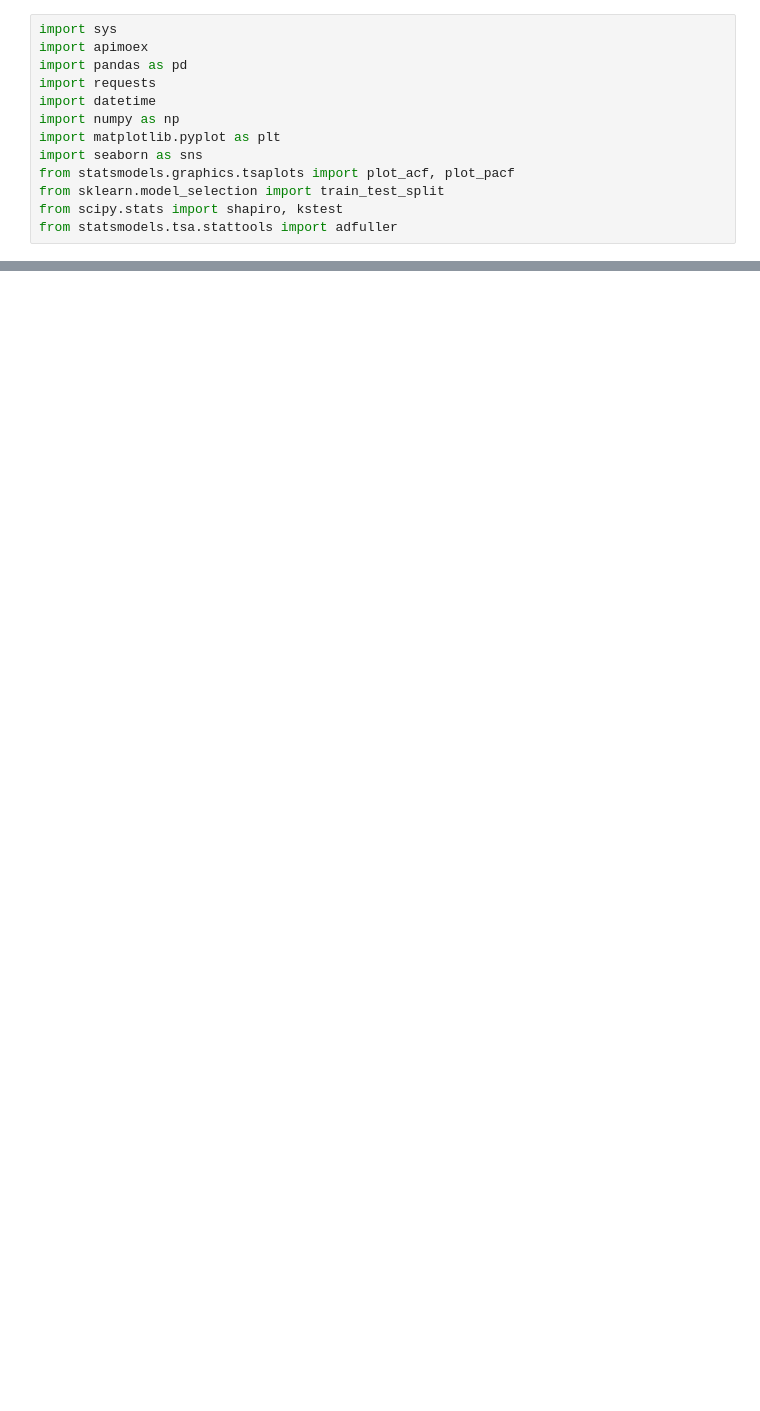
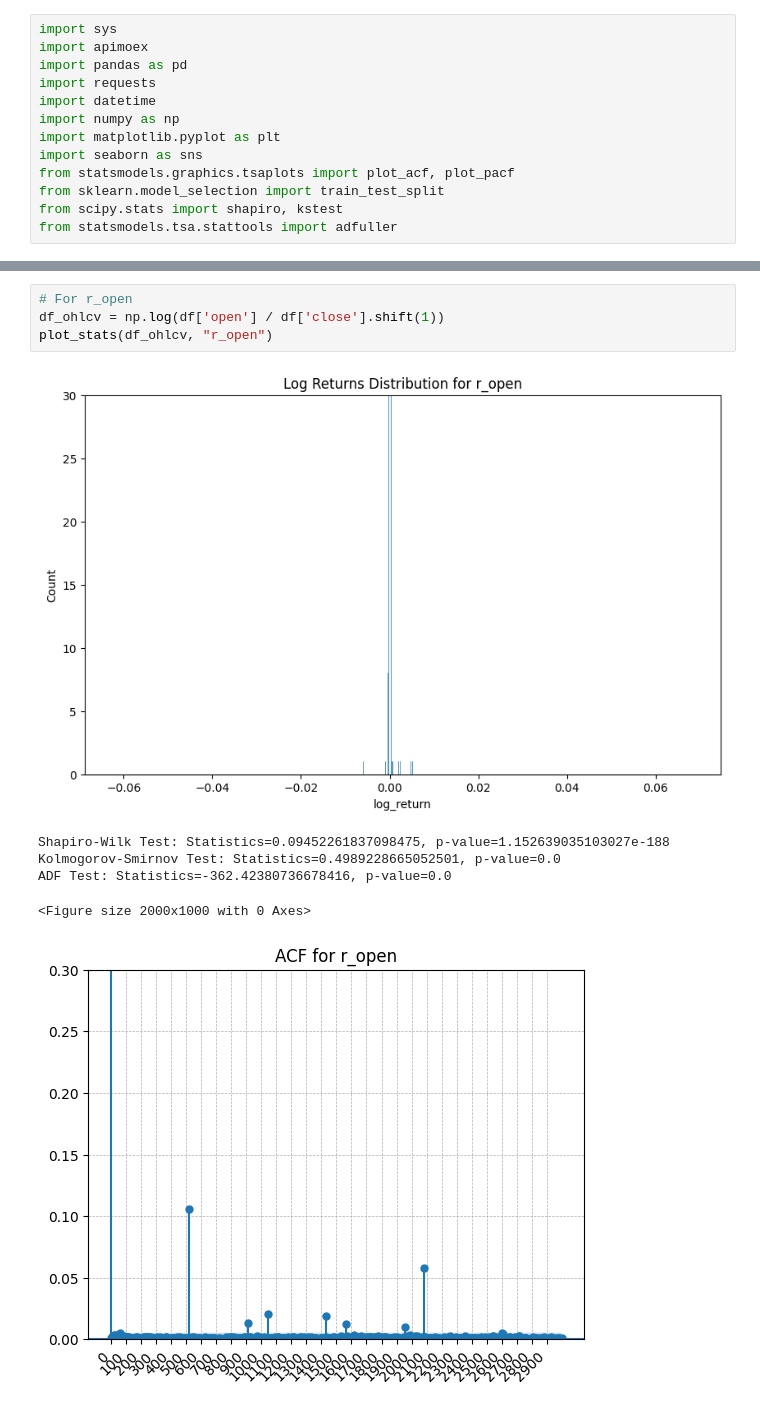
Before and after one commit to 3Clowns/gan-scalp, a Jupyter notebook: EDA.ipynb, the cells around one changed output, grey strips where cells are left out. Drawn from its saved outputs; the diff is of its cells as text; blank space fills up the shorter version.

```diff
--- a/EDA.ipynb
+++ b/EDA.ipynb
@@ -131,0 +251,11 @@ plt.show()
+# %%
+# For r_open
+df_ohlcv = np.log(df['open'] / df['close'].shift(1))
+plot_stats(df_ohlcv, "r_open")
+# %% [output]
+[figure, added]
+Shapiro-Wilk Test: Statistics=0.09452261837098475, p-value=1.152639035103027e-188
+Kolmogorov-Smirnov Test: Statistics=0.4989228665052501, p-value=0.0
+ADF Test: Statistics=-362.42380736678416, p-value=0.0
+<Figure size 2000x1000 with 0 Axes>
+[figure, added]
```
Also changed, not shown: parts of 29 cells of this notebook.
